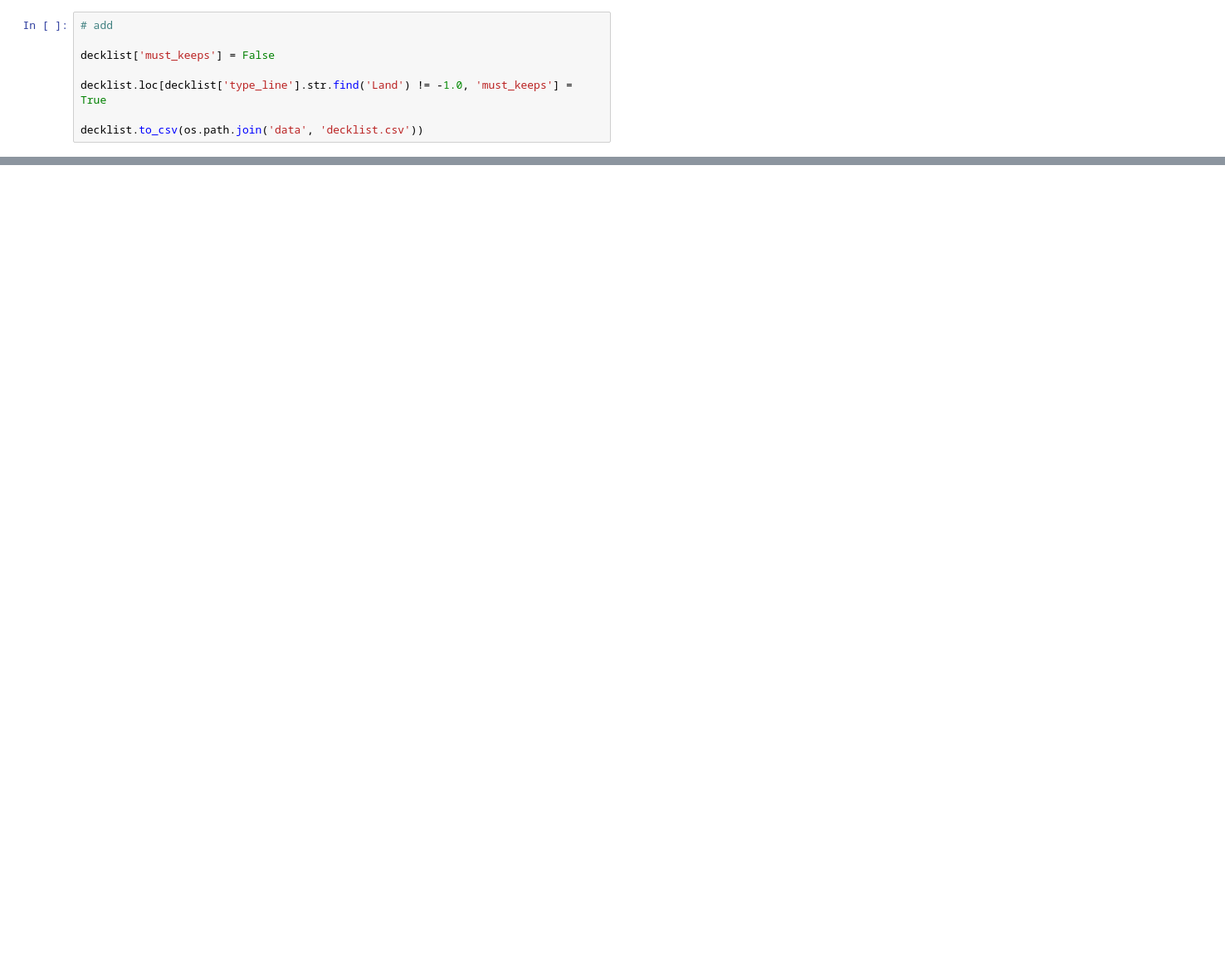
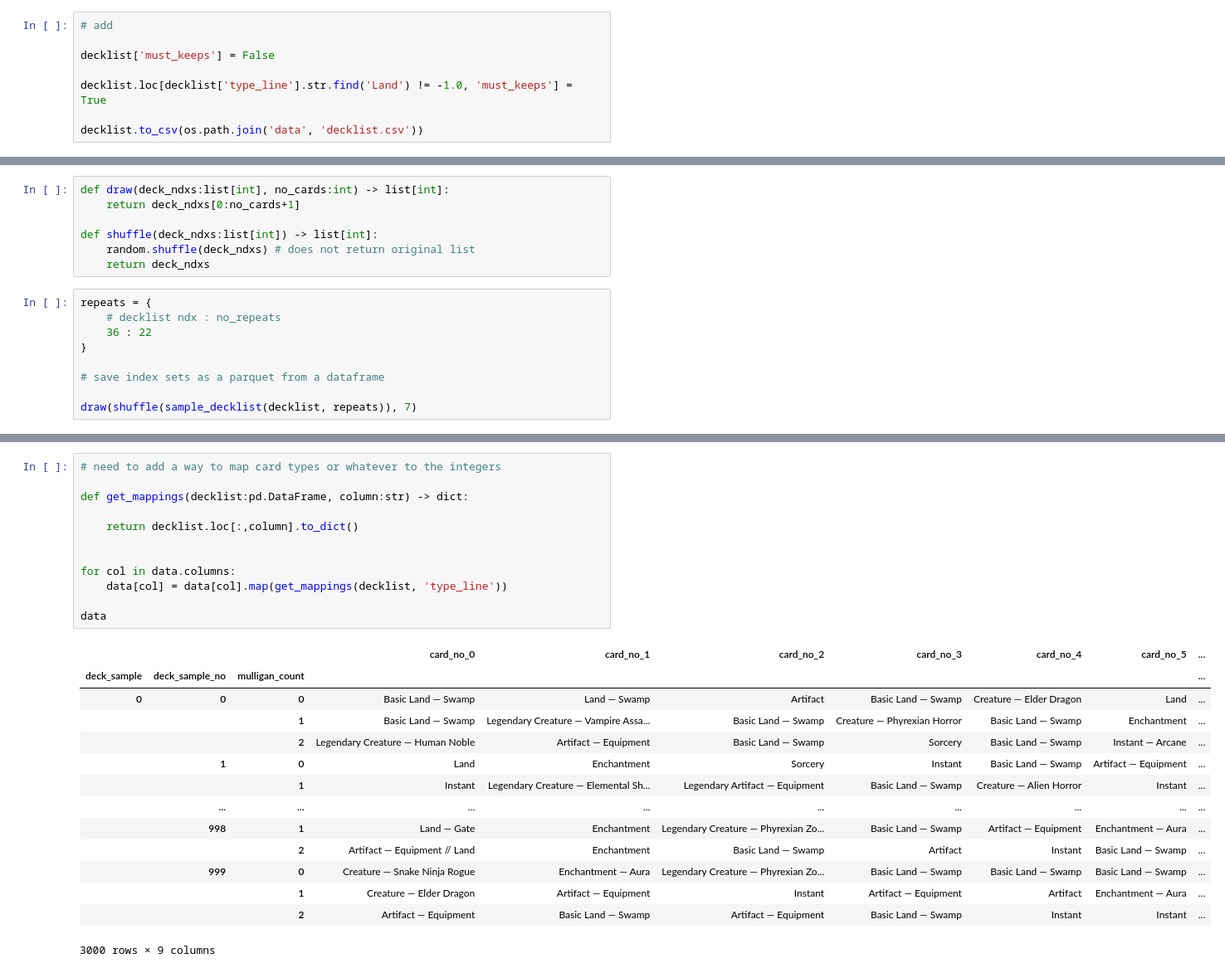
Before and after one commit to agrero/maptoken_mtg, a Jupyter notebook: sampler.ipynb, the cells around one changed output, grey strips where cells are left out. Shown: that part at 83% size. Cells and saved outputs as stored; diff of their text form; blank space fills up the shorter version.

```diff
--- a/sampler.ipynb
+++ b/sampler.ipynb
@@ -76,0 +100,16 @@ len(sample_decklist(decklist))
+# %%
+def draw(deck_ndxs:list[int], no_cards:int) -> list[int]:
+    return deck_ndxs[0:no_cards+1]
+
+def shuffle(deck_ndxs:list[int]) -> list[int]:
+    random.shuffle(deck_ndxs) # does not return original list
+    return deck_ndxs
+# %%
+repeats = {
+    # decklist ndx : no_repeats
+    36 : 22
+}
+
+# save index sets as a parquet from a dataframe
+
+draw(shuffle(sample_decklist(decklist, repeats)), 7)
@@ -76,0 +207,27 @@ len(sample_decklist(decklist))
+# %%
+# need to add a way to map card types or whatever to the integers
+
+def get_mappings(decklist:pd.DataFrame, column:str) -> dict:
+
+    return decklist.loc[:,column].to_dict()
+
+
+for col in data.columns:
+    data[col] = data[col].map(get_mappings(decklist, 'type_line'))
+
+data
+# %% [output]
+|  |  |  | card_no_0 | card_no_1 | card_no_2 | card_no_3 | card_no_4 | card_no_5 | ... |
+| deck_sample | deck_sample_no | mulligan_count |  |  |  |  |  |  | ... |
+| 0 | 0 | 0 | Basic Land — Swamp | Land — Swamp | Artifact | Basic Land — Swamp | Creature — Elder Dragon | Land | ... |
+|  |  | 1 | Basic Land — Swamp | Legendary Creature — Vampire Assa... | Basic Land — Swamp | Creature — Phyrexian Horror | Basic Land — Swamp | Enchantment | ... |
+|  |  | 2 | Legendary Creature — Human Noble | Artifact — Equipment | Basic Land — Swamp | Sorcery | Basic Land — Swamp | Instant — Arcane | ... |
+|  | 1 | 0 | Land | Enchantment | Sorcery | Instant | Basic Land — Swamp | Artifact — Equipment | ... |
+|  |  | 1 | Instant | Legendary Creature — Elemental Sh... | Legendary Artifact — Equipment | Basic Land — Swamp | Creature — Alien Horror | Instant | ... |
+|  | ... | ... | ... | ... | ... | ... | ... | ... | ... |
+|  | 998 | 1 | Land — Gate | Enchantment | Legendary Creature — Phyrexian Zo... | Basic Land — Swamp | Artifact — Equipment | Enchantment — Aura | ... |
+|  |  | 2 | Artifact — Equipment // Land | Enchantment | Basic Land — Swamp | Artifact | Instant | Basic Land — Swamp | ... |
+|  | 999 | 0 | Creature — Snake Ninja Rogue | Enchantment — Aura | Legendary Creature — Phyrexian Zo... | Basic Land — Swamp | Basic Land — Swamp | Basic Land — Swamp | ... |
+|  |  | 1 | Creature — Elder Dragon | Artifact — Equipment | Instant | Artifact — Equipment | Artifact | Enchantment — Aura | ... |
+|  |  | 2 | Artifact — Equipment | Basic Land — Swamp | Artifact — Equipment | Basic Land — Swamp | Instant | Instant | ... |
+3000 rows × 9 columns
```
Also changed, not shown: parts of 12 cells of this notebook, 4 other files.
